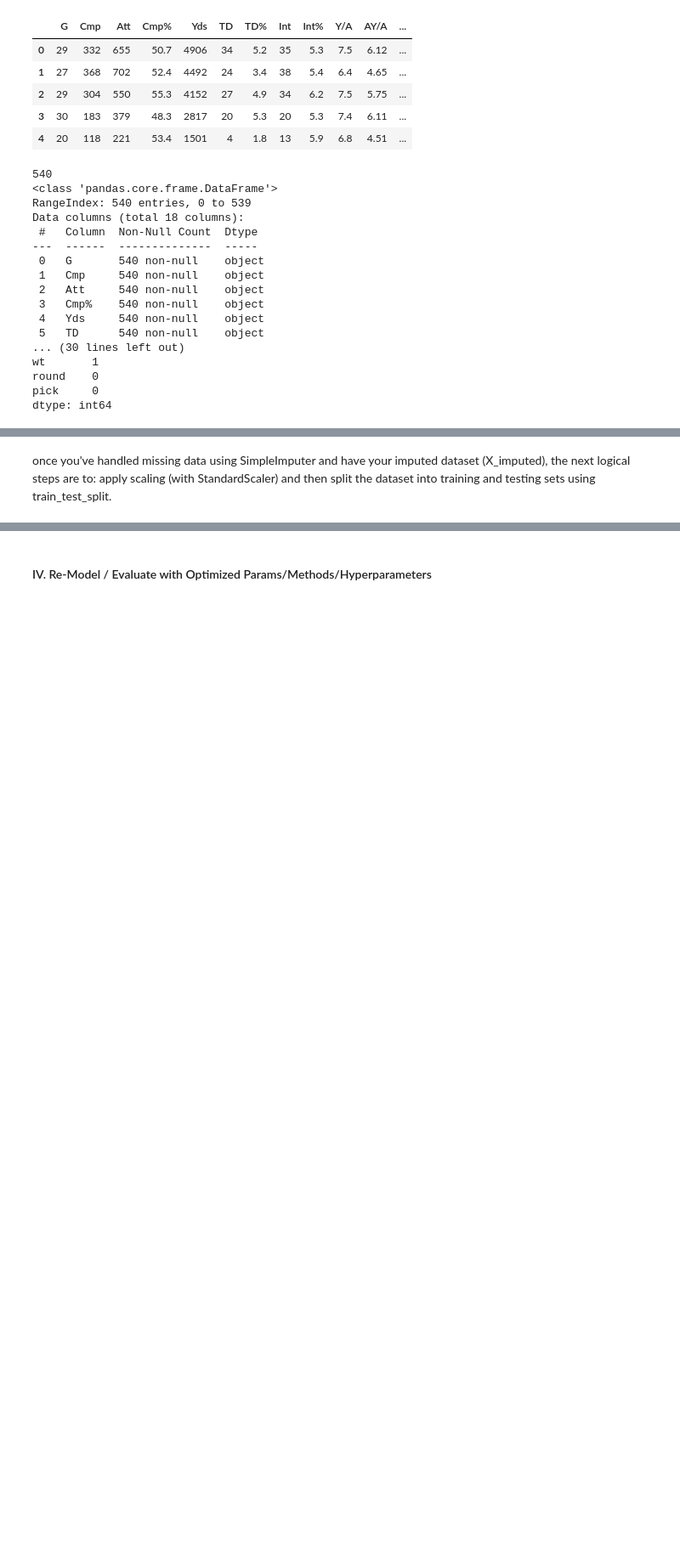
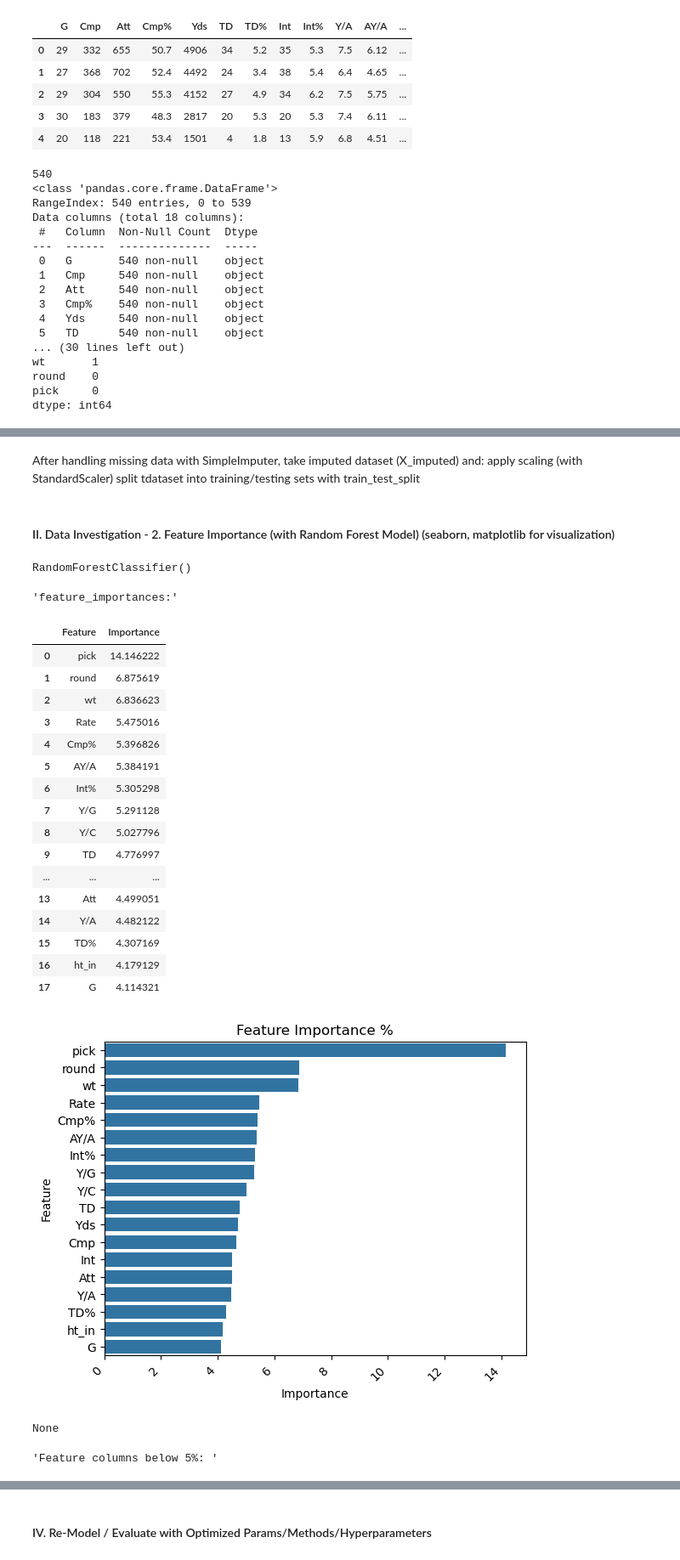
Before and after one commit to willablackmon/predicting_nfl_qb_success, a Jupyter notebook: modeling_notebooks/models_neural_network_01.ipynb, the cells around one changed output, grey strips where cells are left out. Shown: that part at 85% size. Cells and saved outputs as stored; diff of their text form; code cells hidden in the pictures; blank space fills up the shorter version.

Commit message:
adding neural_network model analysis on quarterback data

```diff
--- a/modeling_notebooks/models_neural_network_01.ipynb
+++ b/modeling_notebooks/models_neural_network_01.ipynb
@@ -229,5 +225,6 @@ display(f'highly correlated data (0 for NA replacement): {high_corr}')
 # %% [markdown]
-once you've handled missing data using SimpleImputer and have your imputed dataset (X_imputed),
-the next logical steps are to:
- apply scaling (with StandardScaler) and then
- split the dataset into training and testing sets using train_test_split.
+After handling missing data with SimpleImputer, take imputed dataset (X_imputed) and:
+ apply scaling (with StandardScaler)
+ split tdataset into training/testing sets with train_test_split
+# %% [markdown]
+#### II. Data Investigation - 2. Feature Importance (with Random Forest Model) (seaborn, matplotlib for visualization)
@@ -233,0 +238,54 @@ the next logical steps are to:
+# %%
+# Create/Train RandomForest model
+model = RandomForestClassifier()
+model.fit(X, y)
+# %% [output]
+RandomForestClassifier()
+# %%
+# Get feature importances
+importances = model.feature_importances_ * 100  # get in %
+feature_names = X.columns
+
+
+# Create a DataFrame for feature importances
+feature_importances = pd.DataFrame({'Feature': feature_names, 'Importance': importances})
+feature_importances.sort_values(by='Importance', ascending=False, inplace=True)
+feature_importances.reset_index(inplace=True, drop=True)
+display("feature_importances:", (feature_importances))
+
+# Plot Seaborn bar chart of feature importance:
+import seaborn as sns
+import matplotlib.pyplot as plt
+bar_plot = sns.barplot(data=feature_importances, x='Importance', y='Feature')
+bar_plot.set_title("Feature Importance %")
+# Rotate the x-axis labels
+plt.xticks(rotation=45, horizontalalignment='right')
+display(plt.show())
+
+
+# Identify/Inspect Features to consider dropping with low importance
+threshold = 5 # set at 5%
+to_drop = feature_importances[feature_importances['Importance'] < threshold]['Feature']
+display("Feature columns below 5%: ", to_drop)
+# %% [output]
+'feature_importances:'
+|  | Feature | Importance |
+| 0 | pick | 14.146222 |
+| 1 | round | 6.875619 |
+| 2 | wt | 6.836623 |
+| 3 | Rate | 5.475016 |
+| 4 | Cmp% | 5.396826 |
+| 5 | AY/A | 5.384191 |
+| 6 | Int% | 5.305298 |
+| 7 | Y/G | 5.291128 |
+| 8 | Y/C | 5.027796 |
+| 9 | TD | 4.776997 |
+| ... | ... | ... |
+| 13 | Att | 4.499051 |
+| 14 | Y/A | 4.482122 |
+| 15 | TD% | 4.307169 |
+| 16 | ht_in | 4.179129 |
+| 17 | G | 4.114321 |
+[figure, added]
+None
+'Feature columns below 5%: '
```
Also changed, not shown: parts of 43 cells of this notebook, 2 other files.
